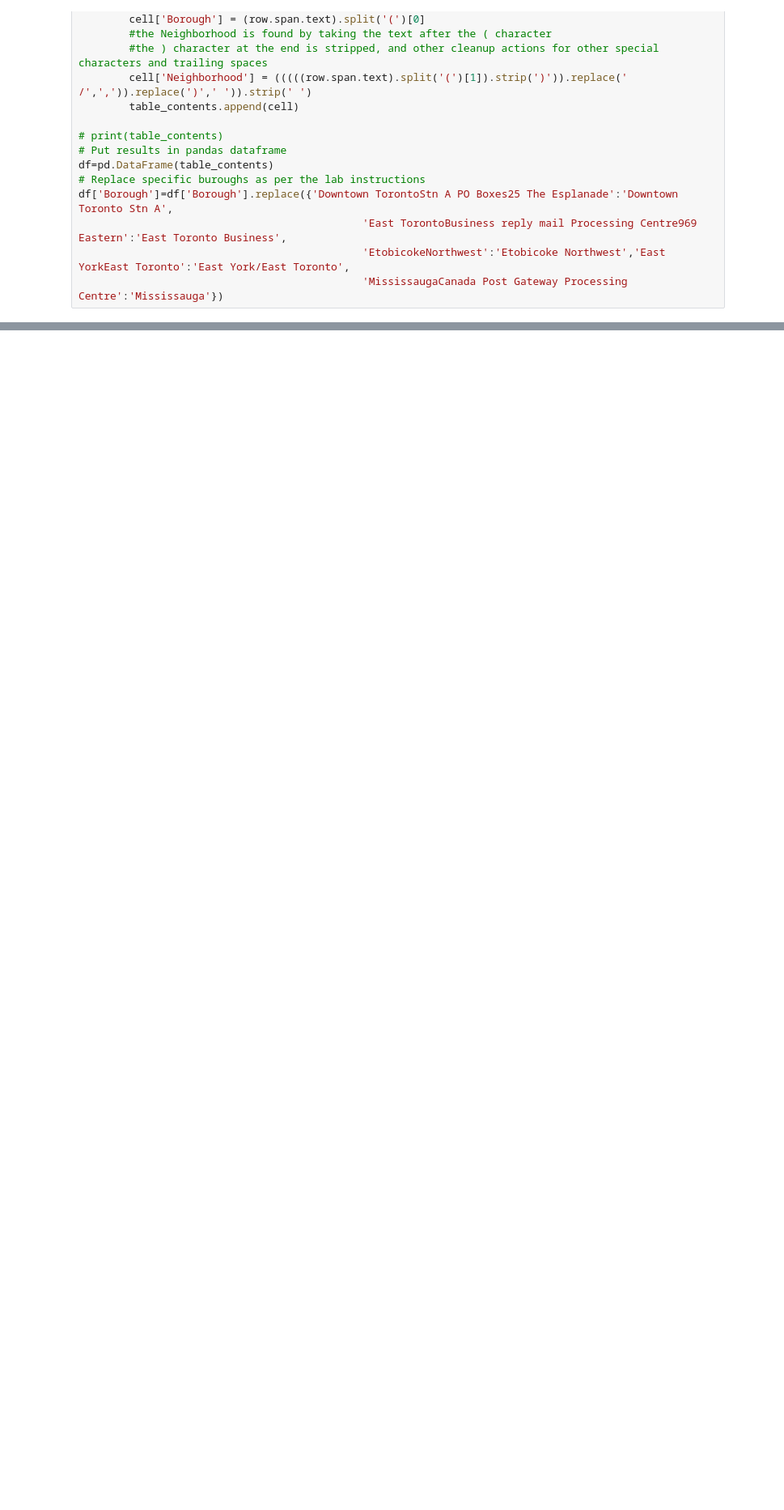
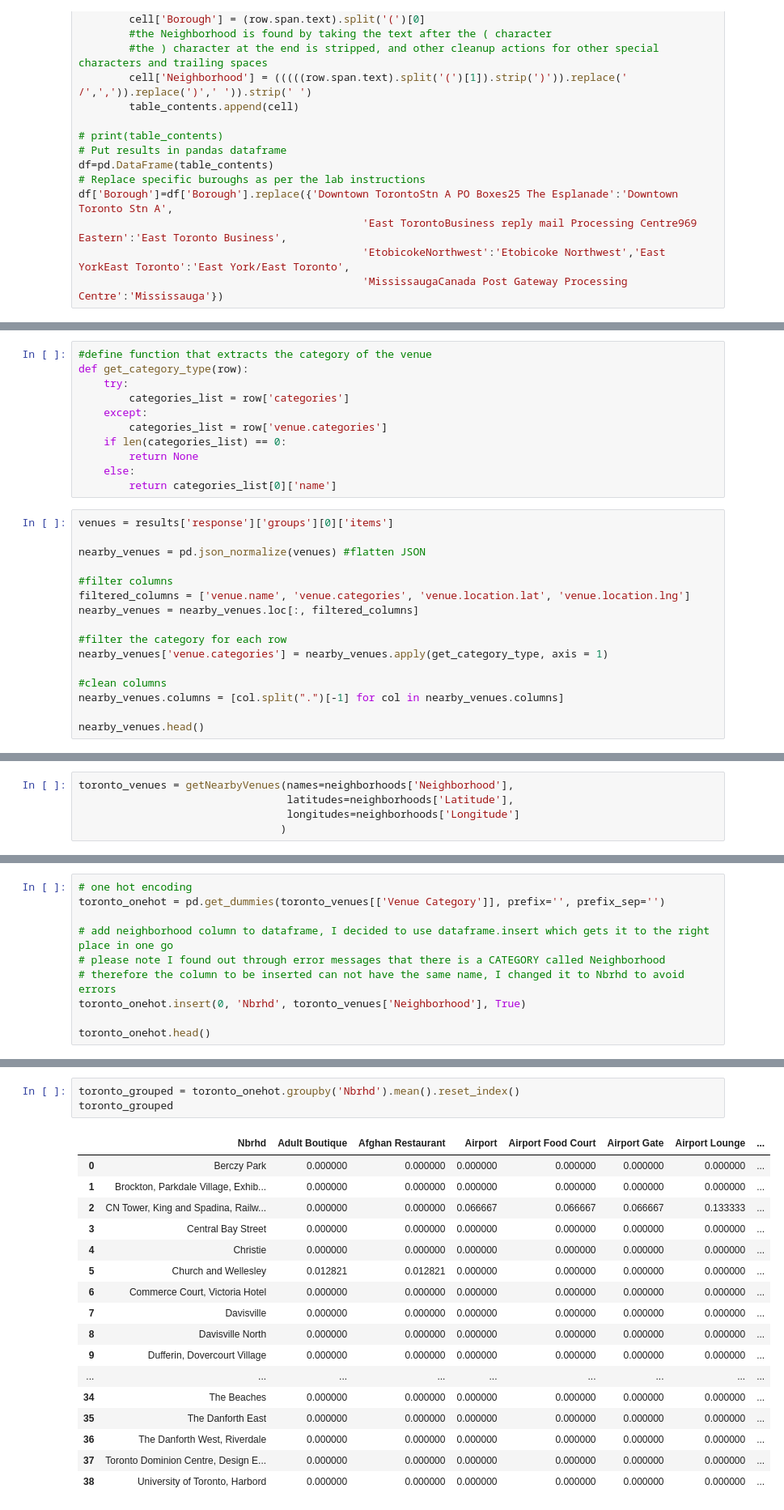
Before and after one commit to 10below/Coursera_capstone, a Jupyter notebook: Coursera_capstone.ipynb, the cells around one changed output, grey strips where cells are left out. Shown: that part at 81% size. Drawn from its saved outputs; the diff is of its cells as text; blank space fills up the shorter version.

```diff
--- a/Coursera_capstone.ipynb
+++ b/Coursera_capstone.ipynb
@@ -78,0 +279,27 @@ df.shape
+# %%
+#define function that extracts the category of the venue
+def get_category_type(row):
+    try:
+        categories_list = row['categories']
+    except:
+        categories_list = row['venue.categories']
+    if len(categories_list) == 0:
+        return None
+    else:
+        return categories_list[0]['name']
+# %%
+venues = results['response']['groups'][0]['items']
+
+nearby_venues = pd.json_normalize(venues) #flatten JSON
+
+#filter columns
+filtered_columns = ['venue.name', 'venue.categories', 'venue.location.lat', 'venue.location.lng']
+nearby_venues = nearby_venues.loc[:, filtered_columns]
+
+#filter the category for each row
+nearby_venues['venue.categories'] = nearby_venues.apply(get_category_type, axis = 1)
+
+#clean columns
+nearby_venues.columns = [col.split(".")[-1] for col in nearby_venues.columns]
+
+nearby_venues.head()
@@ -78,0 +361,5 @@ df.shape
+# %%
+toronto_venues = getNearbyVenues(names=neighborhoods['Neighborhood'],
+                                 latitudes=neighborhoods['Latitude'],
+                                 longitudes=neighborhoods['Longitude']
+                                )
@@ -78,0 +428,10 @@ df.shape
+# %%
+# one hot encoding
+toronto_onehot = pd.get_dummies(toronto_venues[['Venue Category']], prefix='', prefix_sep='')
+
+# add neighborhood column to dataframe, I decided to use dataframe.insert which gets it to the right place in one go
+# please note I found out through error messages that there is a CATEGORY called Neighborhood
+# therefore the column to be inserted can not have the same name, I changed it to Nbrhd to avoid errors
+toronto_onehot.insert(0, 'Nbrhd', toronto_venues['Neighborhood'], True)
+
+toronto_onehot.head()
@@ -78,0 +452,21 @@ df.shape
+# %%
+toronto_grouped = toronto_onehot.groupby('Nbrhd').mean().reset_index()
+toronto_grouped
+# %% [output]
+|  | Nbrhd | Adult Boutique | Afghan Restaurant | Airport | Airport Food Court | Airport Gate | Airport Lounge | ... |
+| 0 | Berczy Park | 0.000000 | 0.000000 | 0.000000 | 0.000000 | 0.000000 | 0.000000 | ... |
+| 1 | Brockton, Parkdale Village, Exhib... | 0.000000 | 0.000000 | 0.000000 | 0.000000 | 0.000000 | 0.000000 | ... |
+| 2 | CN Tower, King and Spadina, Railw... | 0.000000 | 0.000000 | 0.066667 | 0.066667 | 0.066667 | 0.133333 | ... |
+| 3 | Central Bay Street | 0.000000 | 0.000000 | 0.000000 | 0.000000 | 0.000000 | 0.000000 | ... |
+| 4 | Christie | 0.000000 | 0.000000 | 0.000000 | 0.000000 | 0.000000 | 0.000000 | ... |
+| 5 | Church and Wellesley | 0.012821 | 0.012821 | 0.000000 | 0.000000 | 0.000000 | 0.000000 | ... |
+| 6 | Commerce Court, Victoria Hotel | 0.000000 | 0.000000 | 0.000000 | 0.000000 | 0.000000 | 0.000000 | ... |
+| 7 | Davisville | 0.000000 | 0.000000 | 0.000000 | 0.000000 | 0.000000 | 0.000000 | ... |
+| 8 | Davisville North | 0.000000 | 0.000000 | 0.000000 | 0.000000 | 0.000000 | 0.000000 | ... |
+| 9 | Dufferin, Dovercourt Village | 0.000000 | 0.000000 | 0.000000 | 0.000000 | 0.000000 | 0.000000 | ... |
+| ... | ... | ... | ... | ... | ... | ... | ... | ... |
+| 34 | The Beaches | 0.000000 | 0.000000 | 0.000000 | 0.000000 | 0.000000 | 0.000000 | ... |
+| 35 | The Danforth East | 0.000000 | 0.000000 | 0.000000 | 0.000000 | 0.000000 | 0.000000 | ... |
+| 36 | The Danforth West, Riverdale | 0.000000 | 0.000000 | 0.000000 | 0.000000 | 0.000000 | 0.000000 | ... |
+| 37 | Toronto Dominion Centre, Design E... | 0.000000 | 0.000000 | 0.000000 | 0.000000 | 0.000000 | 0.000000 | ... |
+| 38 | University of Toronto, Harbord | 0.000000 | 0.000000 | 0.000000 | 0.000000 | 0.000000 | 0.000000 | ... |
```
Also changed, not shown: parts of 55 cells of this notebook.
